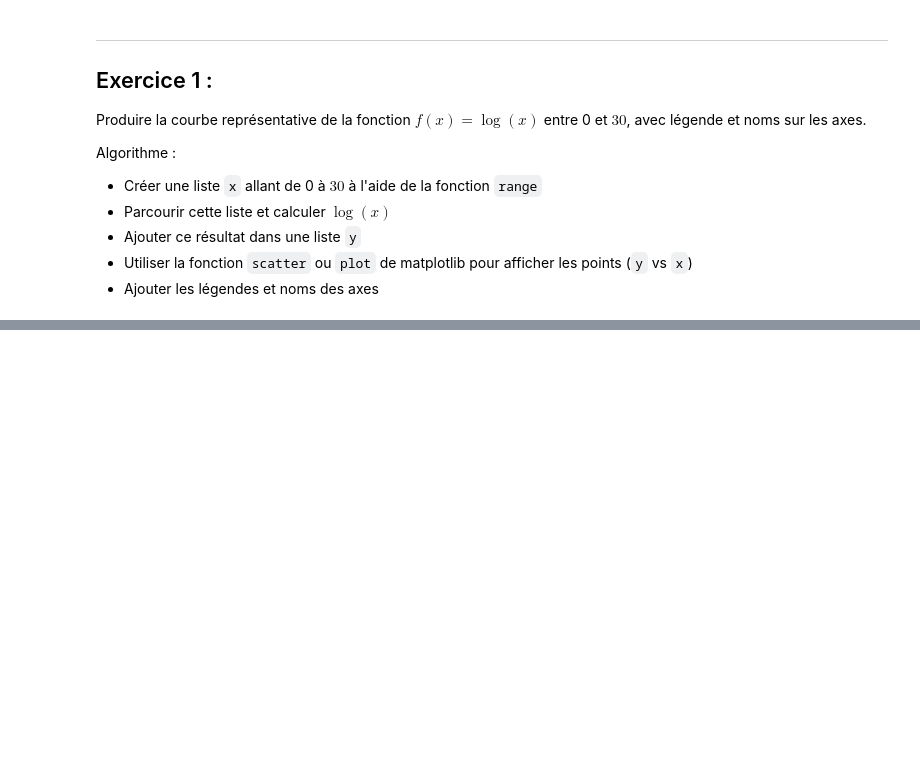
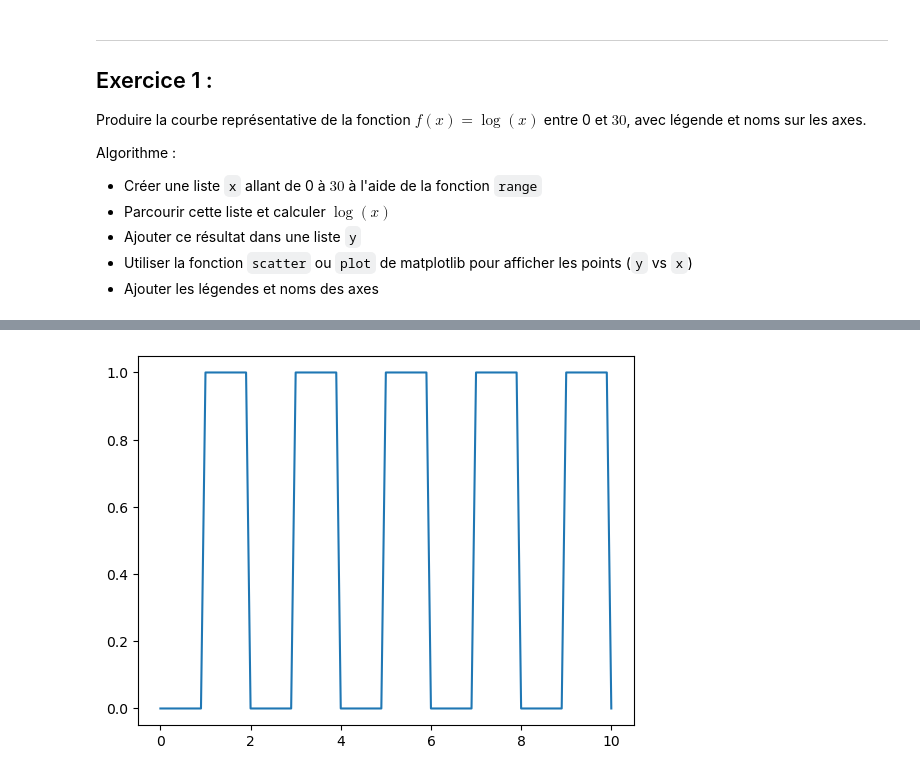
Before and after one commit to gimau/IntroPython, a Jupyter notebook: TD8.ipynb, the cells around one changed output, grey strips where cells are left out. Drawn from its saved outputs; the diff is of its cells as text; code cells hidden in the pictures; blank space fills up the shorter version.

```diff
--- a/TD8.ipynb
+++ b/TD8.ipynb
@@ -66,3 +73,23 @@ Algorithme :
 - Parcourir cette nouvelle liste et tester si la partie entière de chaque élément est paire
 - Utiliser cette condition pour remplir la liste `y` contenant 1 si la condition est réalisée et 0 sinon
 - Afficher la courbe (`y` vs `x`) obtenue
+# %%
+entier = range(0,101)
+
+x = []
+
+for elt in entier :
+    x.append(elt / 10)
+
+y = []
+
+for elt in x :
+    if int(elt) % 2 == 0 :
+        y.append(0)
+    else :
+        y.append(1)
+
+plt.plot(x,y)
+plt.show()
+# %% [output]
+[figure, added]
```
Also changed, not shown: parts of 3 cells of this notebook, 19 other files.
